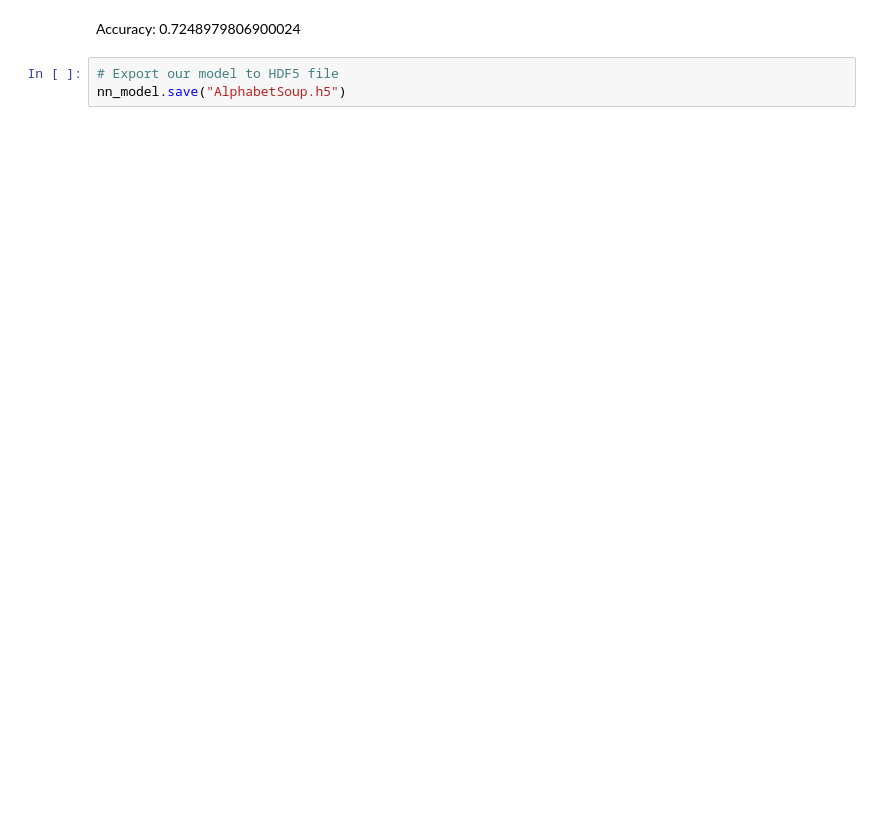
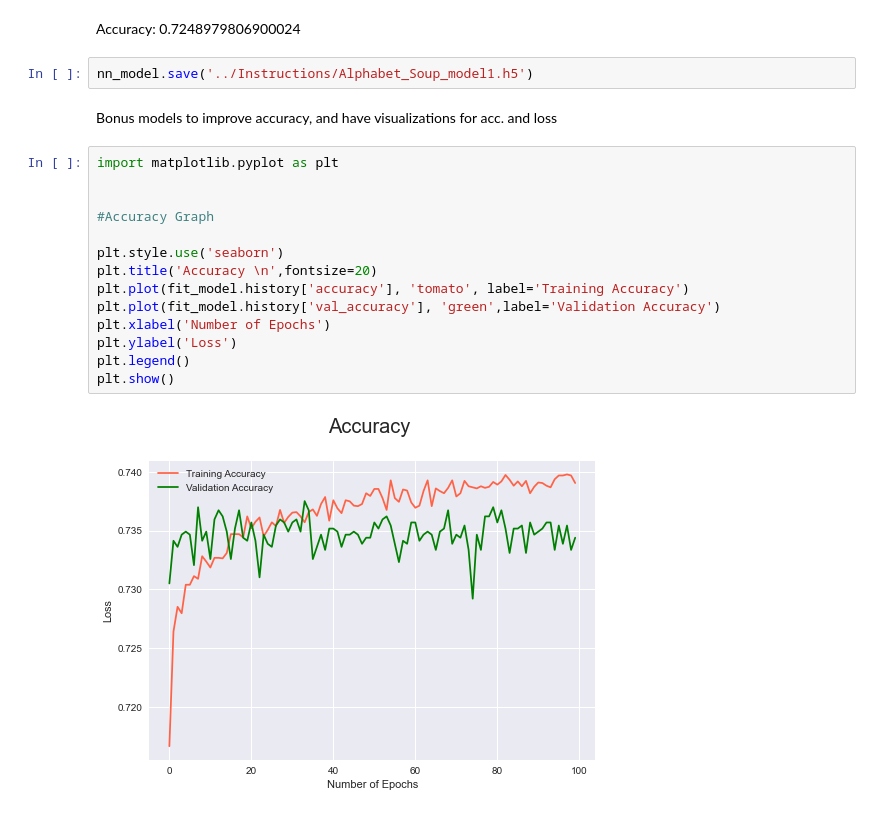
Before and after one commit to strongmachine/Deep_learning, a Jupyter notebook: 21-Deep-Learning/Instructions/Starter_Code.ipynb, the cells around one changed output. Cells and saved outputs as stored; diff of their text form; blank space fills up the shorter version.

```diff
--- a/21-Deep-Learning/Instructions/Starter_Code.ipynb
+++ b/21-Deep-Learning/Instructions/Starter_Code.ipynb
@@ -238,5 +238,22 @@ Loss: 0.5660146474838257, Accuracy: 0.7248979806900024
 # %% [markdown]
 Accuracy: 0.7248979806900024
-# %%
-# Export our model to HDF5 file
-nn_model.save("AlphabetSoup.h5")
+# %%
+nn_model.save('../Instructions/Alphabet_Soup_model1.h5')
+# %% [markdown]
+Bonus models to improve accuracy, and have visualizations for acc. and loss
+# %%
+import matplotlib.pyplot as plt
+
+
+#Accuracy Graph
+
+plt.style.use('seaborn')
+plt.title('Accuracy \n',fontsize=20)
+plt.plot(fit_model.history['accuracy'], 'tomato', label='Training Accuracy')
+plt.plot(fit_model.history['val_accuracy'], 'green',label='Validation Accuracy')
+plt.xlabel('Number of Epochs')
+plt.ylabel('Loss')
+plt.legend()
+plt.show()
+# %% [output]
+[figure, added]
```
Also changed, not shown: parts of 22 cells of this notebook, 7 other files.
